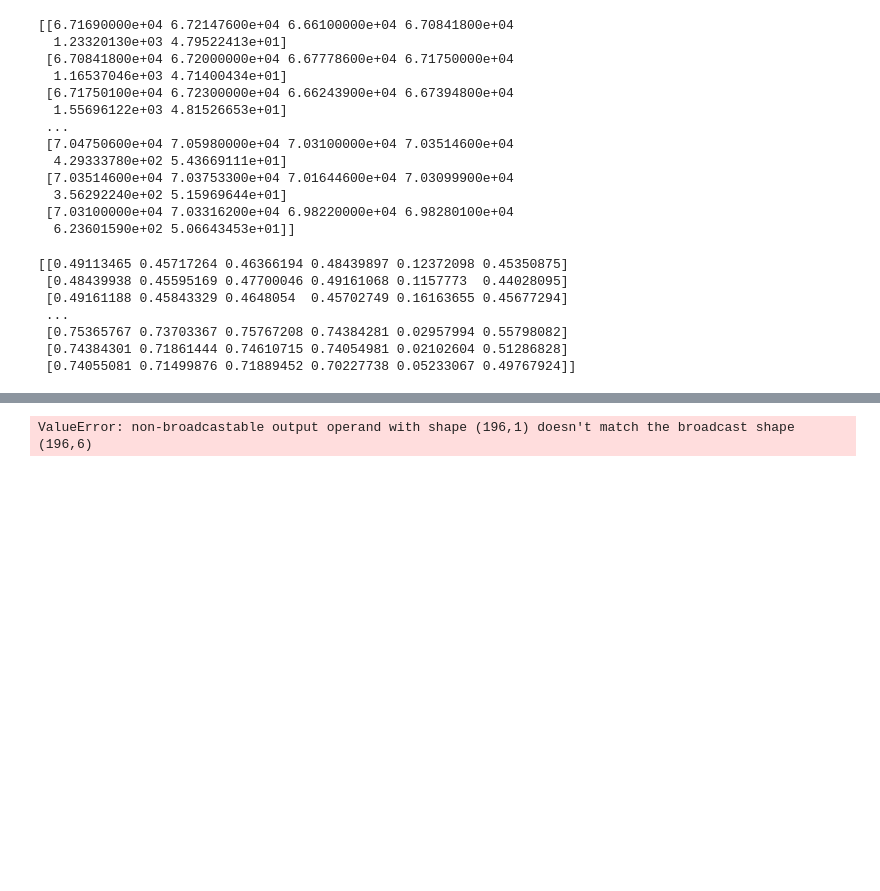
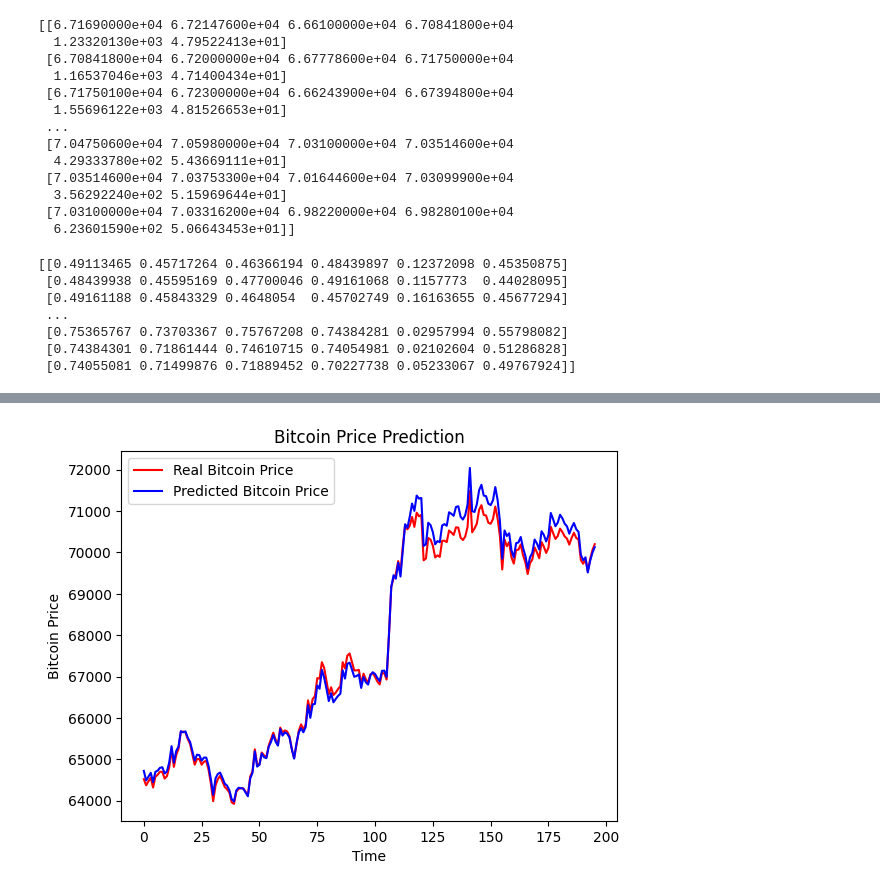
Before and after one commit to baeyuki/BotPredictStock, a Jupyter notebook: LSTM.ipynb, the cells around one changed output, grey strips where cells are left out. Drawn from its saved outputs; the diff is of its cells as text; code cells hidden in the pictures; blank space fills up the shorter version.

```diff
--- a/LSTM.ipynb
+++ b/LSTM.ipynb
@@ -71,7 +71,7 @@ optimizer= torch.optim.Adam(model.parameters(),lr=0.001)
 X_train_tensor =torch.Tensor(X_train)
 Y_train_tensor =torch.Tensor(Y_train)
 
-epochs = 100
+epochs = 10
 
 for i in range(epochs):
     model.train()
@@ -107,31 +100,43 @@ Epoch: 100 Loss: 0.00000555
 # %%
 
 dataset_test = pd.read_csv('bitcoin_data_test.csv')
 test_set = dataset_test.iloc[:, 1:7].values
-test_set_scaled = sc.transform(test_set)
+test_set_scaled = sc.fit_transform(test_set)
 X_test = []
 for i in range(90, len(test_set)):
     X_test.append(test_set_scaled[i-90:i, :])
 
 X_test = np.array(X_test)
 
 
 X_test = np.reshape(X_test, (X_test.shape[0], X_test.shape[1], 6))
 
 
 predicted_stock_price = []
 model.eval()
 with torch.no_grad():
     for seq in X_test:
         y_pred = model(torch.Tensor(seq).unsqueeze(1))
         predicted_stock_price.append(y_pred.item())
 predicted_stock_price = np.array(predicted_stock_price).reshape(-1, 1)
-predicted_stock_price = sc.inverse_transform(predicted_stock_price)
+
+single_feature_scaler = MinMaxScaler()
+single_feature_scaler.min_ = np.array([sc.min_[0]])
+single_feature_scaler.scale_ = np.array([sc.scale_[0]])
+predicted_stock_price = single_feature_scaler.inverse_transform(predicted_stock_price)
+# predicted_stock_price = sc.inverse_transform(predicted_stock_price)
+
+real_stock_price = dataset_test.iloc[90:, 1:2].values
+
+real_stock_price = real_stock_price[:len(predicted_stock_price)]
+
+
+plt.plot(real_stock_price, color='red', label='Real Bitcoin Price')
 plt.plot(predicted_stock_price, color='blue', label='Predicted Bitcoin Price')
-plt.title('Bitcoin Price Prediction on Test Data')
+plt.title('Bitcoin Price Prediction')
 plt.xlabel('Time')
 plt.ylabel('Bitcoin Price')
 plt.legend()
 plt.show()
 # %% [output]
-ValueError: non-broadcastable output operand with shape (196,1) doesn't match the broadcast shape (196,6)
+[figure, added]
```
Also changed, not shown: parts of 1 cell of this notebook.
